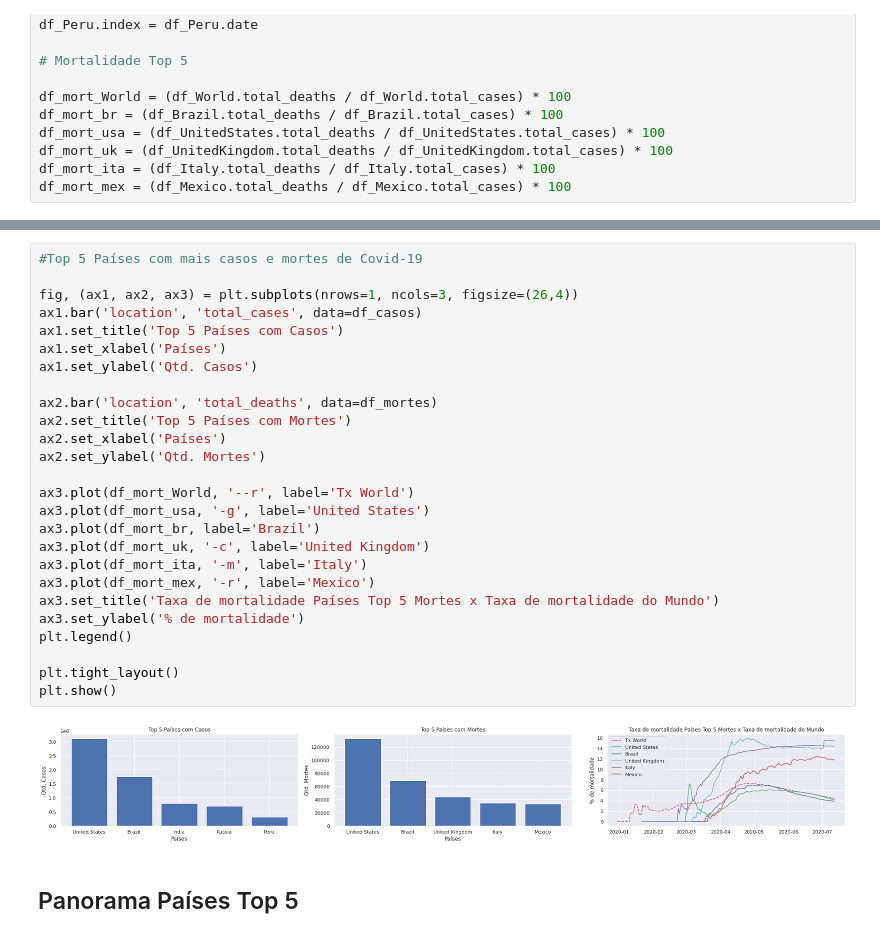
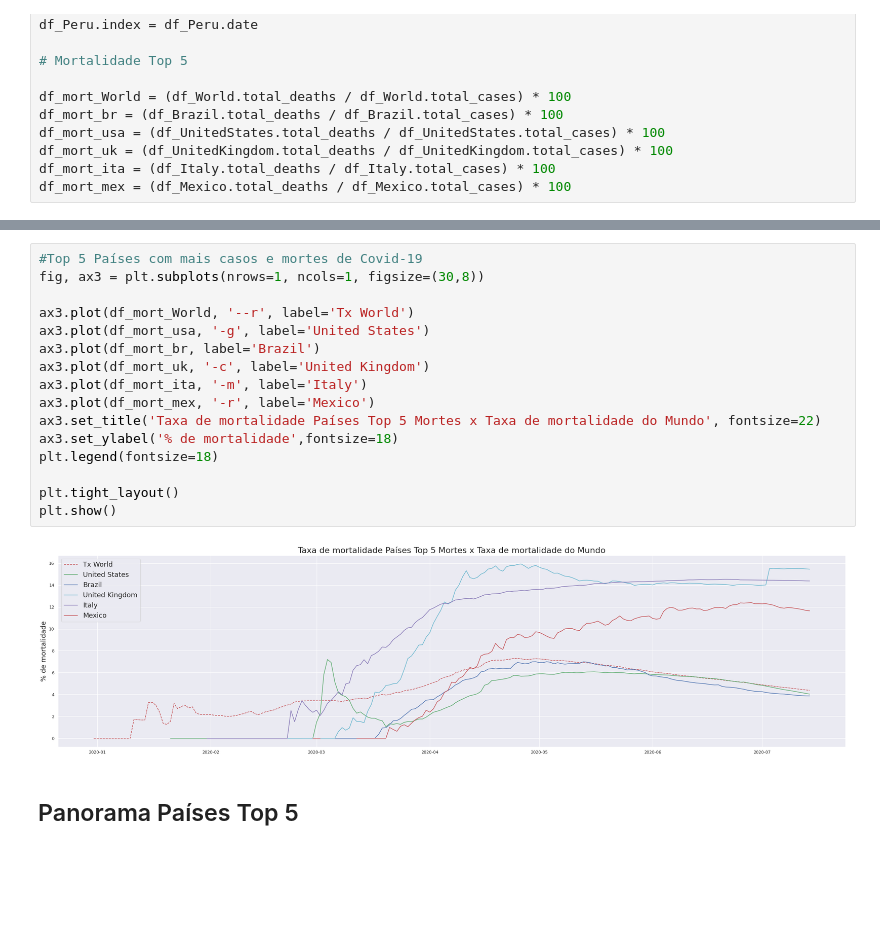
Before and after one commit to ellenrpaes/Data_Science_Projects, a Jupyter notebook: Panorama_do_COVID_19_no_Brasil.ipynb, the cells around one changed output, grey strips where cells are left out. Drawn from its saved outputs; the diff is of its cells as text; blank space fills up the shorter version.

```diff
--- a/Panorama_do_COVID_19_no_Brasil.ipynb
+++ b/Panorama_do_COVID_19_no_Brasil.ipynb
@@ -291,31 +313,21 @@ df_mort_mex = (df_Mexico.total_deaths / df_Mexico.total_cases) * 100
 # %%
 #Top 5 Países com mais casos e mortes de Covid-19
-
-fig, (ax1, ax2, ax3) = plt.subplots(nrows=1, ncols=3, figsize=(26,4))
-ax1.bar('location', 'total_cases', data=df_casos)
-ax1.set_title('Top 5 Países com Casos')
-ax1.set_xlabel('Países')
-ax1.set_ylabel('Qtd. Casos')
-
-ax2.bar('location', 'total_deaths', data=df_mortes)
-ax2.set_title('Top 5 Países com Mortes')
-ax2.set_xlabel('Países')
-ax2.set_ylabel('Qtd. Mortes')
+fig, ax3 = plt.subplots(nrows=1, ncols=1, figsize=(30,8))
 
 ax3.plot(df_mort_World, '--r', label='Tx World')
 ax3.plot(df_mort_usa, '-g', label='United States')
 ax3.plot(df_mort_br, label='Brazil')
 ax3.plot(df_mort_uk, '-c', label='United Kingdom')
 ax3.plot(df_mort_ita, '-m', label='Italy')
 ax3.plot(df_mort_mex, '-r', label='Mexico')
-ax3.set_title('Taxa de mortalidade Países Top 5 Mortes x Taxa de mortalidade do Mundo')
-ax3.set_ylabel('% de mortalidade')
-plt.legend()
+ax3.set_title('Taxa de mortalidade Países Top 5 Mortes x Taxa de mortalidade do Mundo', fontsize=22)
+ax3.set_ylabel('% de mortalidade',fontsize=18)
+plt.legend(fontsize=18)
 
 plt.tight_layout()
 plt.show()
 # %% [output]
-[figure, old version]
+[figure, new version]
 # %% [markdown]
 ## Panorama Países Top 5
 # %% [markdown]
```
Also changed, not shown: parts of 14 cells of this notebook.
